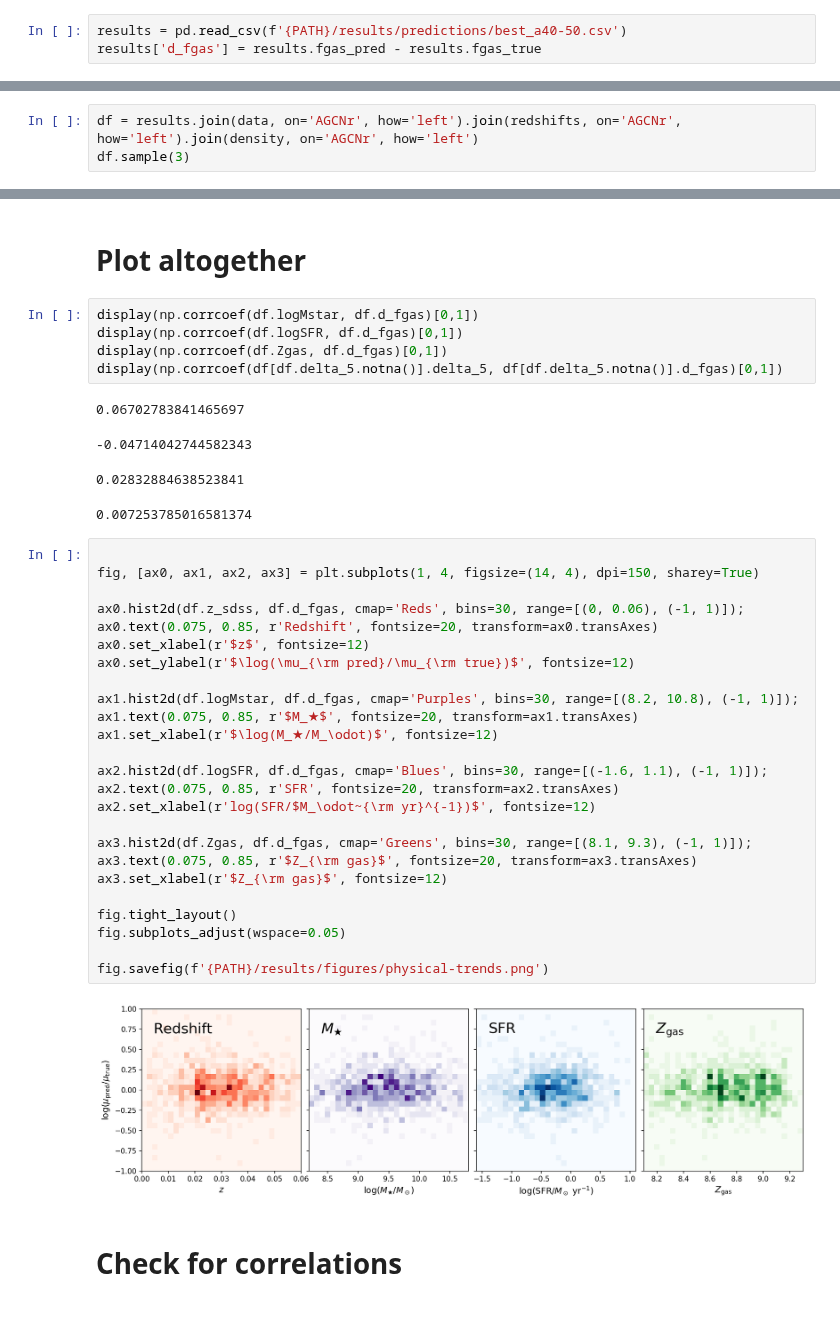
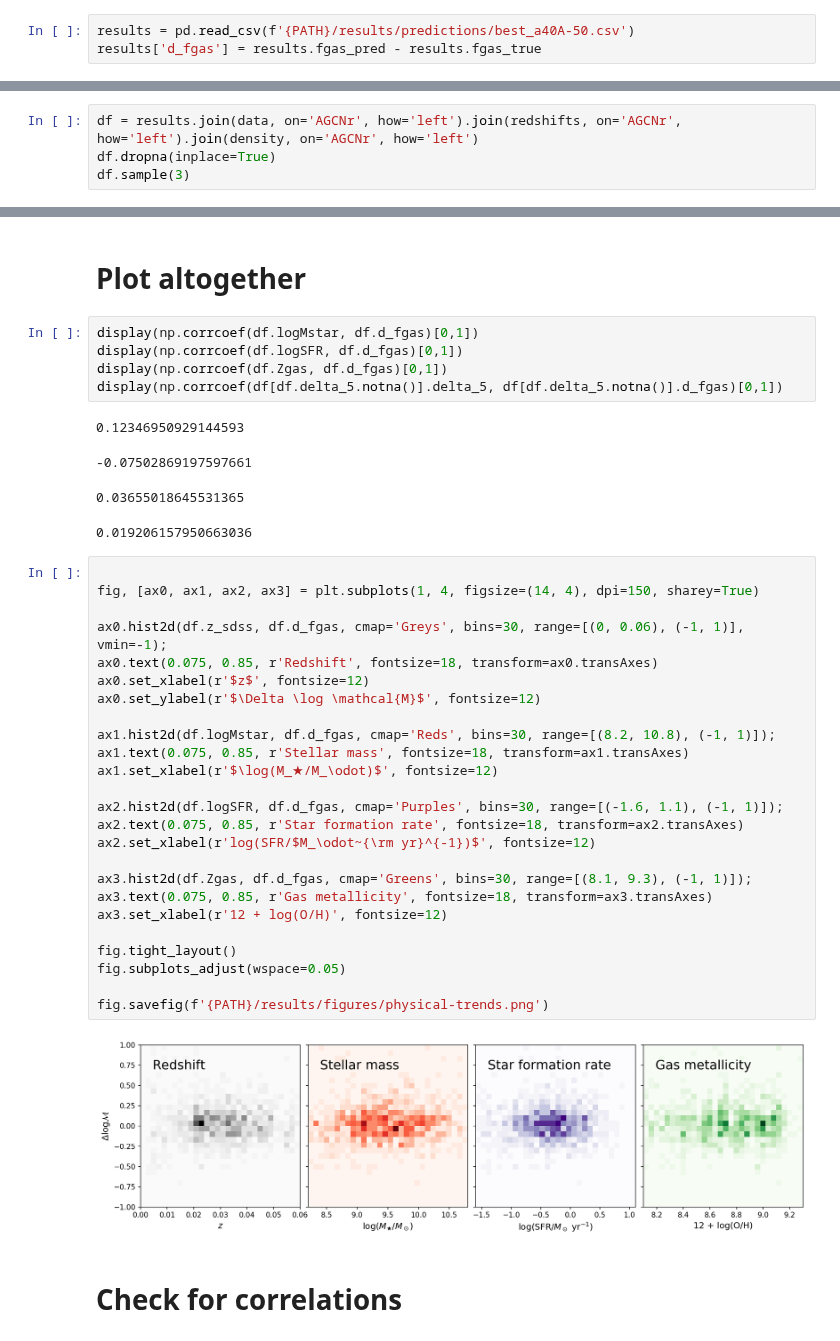
Before and after one commit to jwuphysics/HI-convnets, a Jupyter notebook: notebook/Interpreting a.40 predictions.ipynb, the cells around one changed output, grey strips where cells are left out. Drawn from its saved outputs; the diff is of its cells as text.

Commit message:
refresh plots

```diff
--- a/notebook/Interpreting a.40 predictions.ipynb
+++ b/notebook/Interpreting a.40 predictions.ipynb
@@ -75,7 +75,7 @@ results.index = results.index.astype(np.int64)
 # %% [markdown]
 # Crossmatch with other data
 # %%
-results = pd.read_csv(f'{PATH}/results/predictions/best_a40-50.csv')
+results = pd.read_csv(f'{PATH}/results/predictions/best_a40A-50.csv')
 results['d_fgas'] = results.fgas_pred - results.fgas_true
 # %%
 data = pd.read_csv(f'{PATH}/data/a40-SDSS_galaxy-properties.csv', index_col='AGCNr')
@@ -83,6 +83,7 @@ redshifts = pd.read_csv(f'{PATH}/data/a40.datafile3.csv', index_col='AGCNr', use
 density = pd.read_csv(f'{PATH}/data/a.40-delta_5.csv', index_col='AGCNr', usecols=('AGCNr', 'delta_5'))
 # %%
 df = results.join(data, on='AGCNr', how='left').join(redshifts, on='AGCNr', how='left').join(density, on='AGCNr', how='left')
+df.dropna(inplace=True)
 df.sample(3)
 # %% [output]
 |  | AGCNr | fgas_pred | fgas_true | d_fgas | Unnamed: 0 | DR7ObjID | logMHI | logMstar | logSFR | Zgas | ... |
@@ -101,37 +102,37 @@ display(np.corrcoef(df.logSFR, df.d_fgas)[0,1])
 display(np.corrcoef(df.Zgas, df.d_fgas)[0,1])
 display(np.corrcoef(df[df.delta_5.notna()].delta_5, df[df.delta_5.notna()].d_fgas)[0,1])
 # %% [output]
-0.06702783841465697
+0.12346950929144593
--0.04714042744582343
+-0.07502869197597661
-0.02832884638523841
+0.03655018645531365
-0.007253785016581374
+0.019206157950663036
 # %%
 
 fig, [ax0, ax1, ax2, ax3] = plt.subplots(1, 4, figsize=(14, 4), dpi=150, sharey=True)
 
-ax0.hist2d(df.z_sdss, df.d_fgas, cmap='Reds', bins=30, range=[(0, 0.06), (-1, 1)]);
-ax0.text(0.075, 0.85, r'Redshift', fontsize=20, transform=ax0.transAxes)
+ax0.hist2d(df.z_sdss, df.d_fgas, cmap='Greys', bins=30, range=[(0, 0.06), (-1, 1)], vmin=-1);
+ax0.text(0.075, 0.85, r'Redshift', fontsize=18, transform=ax0.transAxes)
 ax0.set_xlabel(r'$z$', fontsize=12)
-ax0.set_ylabel(r'$\log(\mu_{\rm pred}/\mu_{\rm true})$', fontsize=12)
+ax0.set_ylabel(r'$\Delta \log \mathcal{M}$', fontsize=12)
 
-ax1.hist2d(df.logMstar, df.d_fgas, cmap='Purples', bins=30, range=[(8.2, 10.8), (-1, 1)]);
-ax1.text(0.075, 0.85, r'$M_★$', fontsize=20, transform=ax1.transAxes)
+ax1.hist2d(df.logMstar, df.d_fgas, cmap='Reds', bins=30, range=[(8.2, 10.8), (-1, 1)]);
+ax1.text(0.075, 0.85, r'Stellar mass', fontsize=18, transform=ax1.transAxes)
 ax1.set_xlabel(r'$\log(M_★/M_\odot)$', fontsize=12)
 
-ax2.hist2d(df.logSFR, df.d_fgas, cmap='Blues', bins=30, range=[(-1.6, 1.1), (-1, 1)]);
-ax2.text(0.075, 0.85, r'SFR', fontsize=20, transform=ax2.transAxes)
+ax2.hist2d(df.logSFR, df.d_fgas, cmap='Purples', bins=30, range=[(-1.6, 1.1), (-1, 1)]);
+ax2.text(0.075, 0.85, r'Star formation rate', fontsize=18, transform=ax2.transAxes)
 ax2.set_xlabel(r'log(SFR/$M_\odot~{\rm yr}^{-1})$', fontsize=12)
 
 ax3.hist2d(df.Zgas, df.d_fgas, cmap='Greens', bins=30, range=[(8.1, 9.3), (-1, 1)]);
-ax3.text(0.075, 0.85, r'$Z_{\rm gas}$', fontsize=20, transform=ax3.transAxes)
-ax3.set_xlabel(r'$Z_{\rm gas}$', fontsize=12)
+ax3.text(0.075, 0.85, r'Gas metallicity', fontsize=18, transform=ax3.transAxes)
+ax3.set_xlabel(r'12 + log(O/H)', fontsize=12)
 
 fig.tight_layout()
 fig.subplots_adjust(wspace=0.05)
 
 fig.savefig(f'{PATH}/results/figures/physical-trends.png')
 # %% [output]
-[figure, old version]
+[figure, new version]
 # %% [markdown]
 # Check for correlations
 # %%
```
Also changed, not shown: parts of 10 cells of this notebook, 1 other file.
